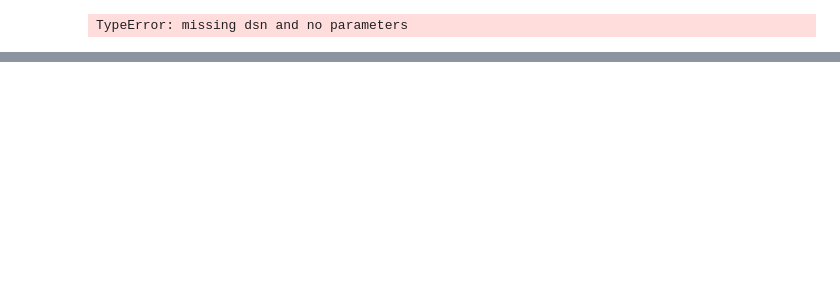
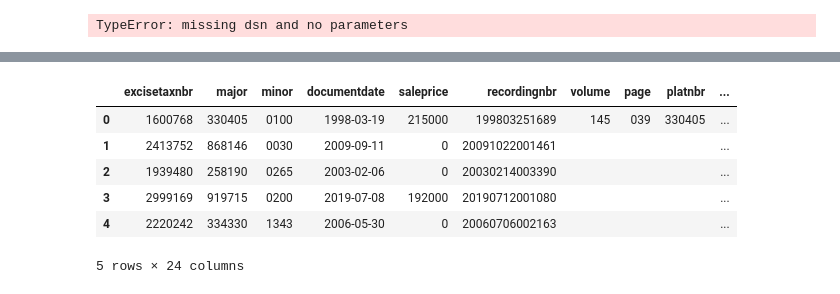
Before and after one commit to hoffm386/housing-price-statistical-analysis, a Jupyter notebook: data/02_csv_to_sql_exploration.ipynb, the cells around one changed output, grey strips where cells are left out. Saved outputs shown, nothing was run; the diff lists cells and outputs as text; code cells hidden in the pictures; blank space fills up the shorter version.

Commit message:
python code to copy sales CSV to postgres database

```diff
--- a/data/02_csv_to_sql_exploration.ipynb
+++ b/data/02_csv_to_sql_exploration.ipynb
@@ -20,0 +222,3 @@ conn.close()
+# %%
+# okay, that all ran, let's see if we can read stuff!
+conn = psycopg2.connect(dbname="housing_data")
@@ -20,0 +227,10 @@ conn.close()
+# %%
+pd.read_sql_query("SELECT * FROM sales LIMIT 5;", conn)
+# %% [output]
+|  | excisetaxnbr | major | minor | documentdate | saleprice | recordingnbr | volume | page | platnbr | ... |
+| 0 | 1600768 | 330405 | 0100 | 1998-03-19 | 215000 | 199803251689 | 145 | 039 | 330405 | ... |
+| 1 | 2413752 | 868146 | 0030 | 2009-09-11 | 0 | 20091022001461 |  |  |  | ... |
+| 2 | 1939480 | 258190 | 0265 | 2003-02-06 | 0 | 20030214003390 |  |  |  | ... |
+| 3 | 2999169 | 919715 | 0200 | 2019-07-08 | 192000 | 20190712001080 |  |  |  | ... |
+| 4 | 2220242 | 334330 | 1343 | 2006-05-30 | 0 | 20060706002163 |  |  |  | ... |
+5 rows × 24 columns
```
Also changed, not shown: parts of 51 cells of this notebook, 1 other file.
